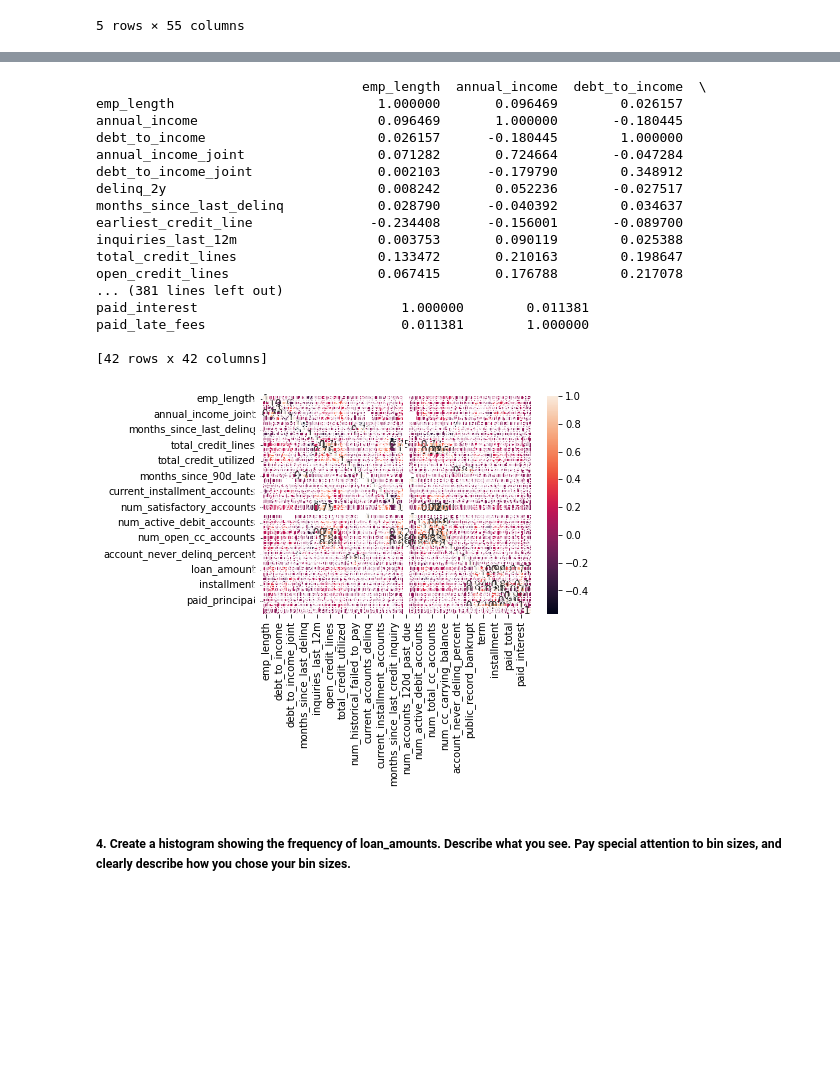
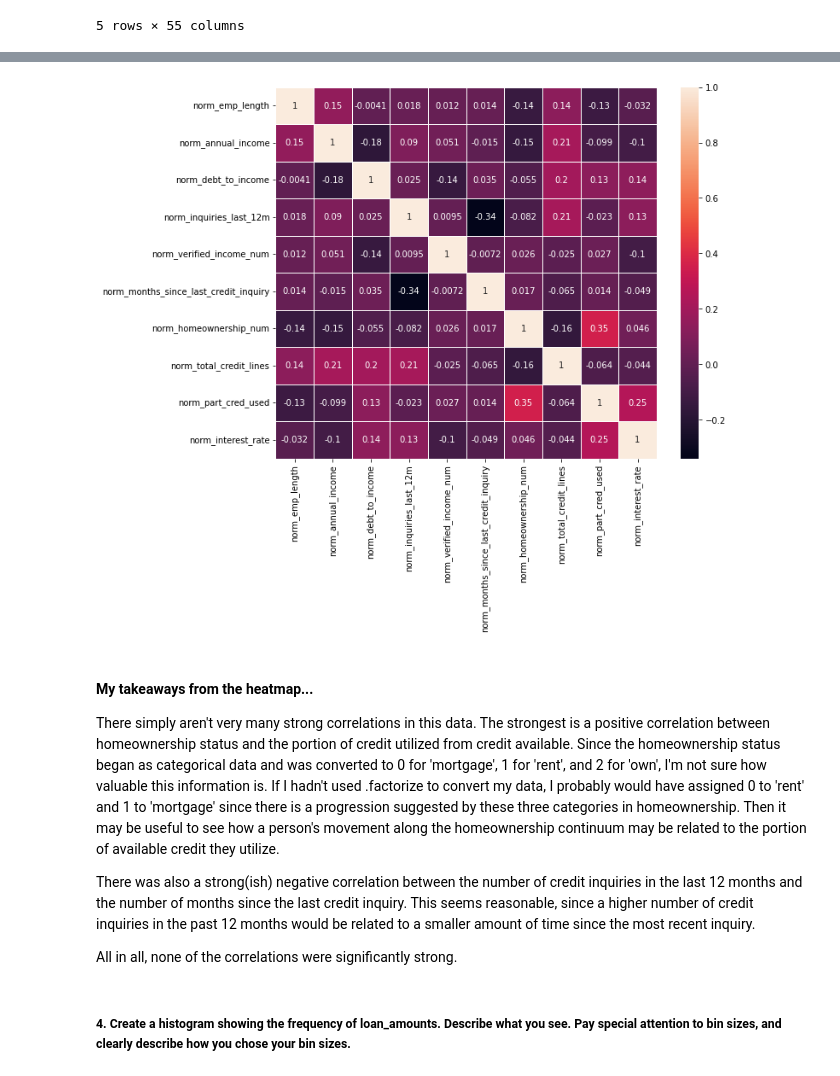
Before and after one commit to jmort16/week_12, a Jupyter notebook: wk_12_hmwk.ipynb, the cells around one changed output, grey strips where cells are left out. Cells and saved outputs as stored; diff of their text form; code cells hidden in the pictures; blank space fills up the shorter version.

```diff
--- a/wk_12_hmwk.ipynb
+++ b/wk_12_hmwk.ipynb
@@ -129,0 +182,4 @@ num_dropped
+# %%
+# Create new column for total % credit used (to be used in heatmap later)
+filled_num_loans['part_cred_used'] = filled_num_loans['total_credit_utilized']/filled_num_loans['total_credit_limit']
+filled_num_loans['part_cred_used']
@@ -130,5 +199,7 @@ num_dropped
 # %%
-label_encoder = LabelEncoder()
-x = ['Apple', 'Orange', 'Apple', 'Pear']
-y = label_encoder.fit_transform(x)
-print(y)
+#Normalizing the data
+features = filled_num_loans.columns
+x = filled_num_loans.loc[:, features].values
+x = StandardScaler().fit_transform(x)
+#Checking...
+np.mean(x), np.std(x)
@@ -136,0 +208,5 @@ print(y)
+# %%
+# Create a new dataframe for the normalized data
+feat_cols = ['norm_'+features[i] for i in range(x.shape[1])]
+norm_filled_num_loans = pd.DataFrame(x,columns=feat_cols)
+norm_filled_num_loans.head()
@@ -136,0 +223,8 @@ print(y)
+# %%
+# Choose 10 columns for heatmap and create dataframe
+heatmap_loans = pd.DataFrame(data = norm_filled_num_loans, columns = ['norm_emp_length', 'norm_annual_income',
+                                                                      'norm_debt_to_income', 'norm_inquiries_last_12m',
+                                                               'norm_verified_income_num', 'norm_months_since_last_credit_inquiry',
+                                                               'norm_homeownership_num', 'norm_total_credit_lines',
+                                                               'norm_part_cred_used', 'norm_interest_rate'])
+heatmap_loans.head()
@@ -137,30 +252,18 @@ print(y)
 # %%
-columns=['emp_length','annual_income', 'debt_to_income', 'homeownership', 'total_credit_limit', 'total_credit_utilized', 'inquiries_last_12m', 'months_since_last_inquiry', 'grade', 'interest_rate']
-print(loans.corr())
-
 # plotting correlation heatmap
-dataplot = sns.heatmap(loans.corr(), annot=True)
+plt.figure(figsize = (10,8))
+dataplot = sns.heatmap(heatmap_loans.corr(), annot=True, linewidths=.5)
 
 # displaying heatmap
 plt.show()
 # %% [output]
-                                  emp_length  annual_income  debt_to_income  \
-emp_length                          1.000000       0.096469        0.026157
-annual_income                       0.096469       1.000000       -0.180445
-debt_to_income                      0.026157      -0.180445        1.000000
-annual_income_joint                 0.071282       0.724664       -0.047284
-debt_to_income_joint                0.002103      -0.179790        0.348912
-delinq_2y                           0.008242       0.052236       -0.027517
-months_since_last_delinq            0.028790      -0.040392        0.034637
-earliest_credit_line               -0.234408      -0.156001       -0.089700
-inquiries_last_12m                  0.003753       0.090119        0.025388
-total_credit_lines                  0.133472       0.210163        0.198647
-open_credit_lines                   0.067415       0.176788        0.217078
-... (381 lines left out)
-paid_interest                          1.000000        0.011381
-paid_late_fees                         0.011381        1.000000
-
-[42 rows x 42 columns]
-[figure, old version]
+[figure, new version]
+# %% [markdown]
+#### My takeaways from the heatmap...
+There simply aren't very many strong correlations in this data.  The strongest is a positive correlation between homeownership status and the portion of credit utilized from credit available.  Since the homeownership status began as categorical data and was converted to 0 for 'mortgage', 1 for 'rent', and 2 for 'own', I'm not sure how valuable this information is.  If I hadn't used .factorize to convert my data, I probably would have assigned 0 to 'rent' and 1 to 'mortgage' since there is a progression suggested by these three categories in homeownership.  Then it may be useful to see how a person's movement along the homeownership continuum may be related to the portion of available credit they utilize.
+
+There was also a strong(ish) negative correlation between the number of credit inquiries in the last 12 months and the number of months since the last credit inquiry.  This seems reasonable, since a higher number of credit inquiries in the past 12 months would be related to a smaller amount of time since the most recent inquiry.
+
+All in all, none of the correlations were significantly strong.
 # %% [markdown]
 ##### 4.	Create a histogram showing the frequency of loan_amounts. Describe what you see. Pay special attention to bin sizes, and clearly describe how you chose your bin sizes.
```
Also changed, not shown: parts of 28 cells of this notebook.
